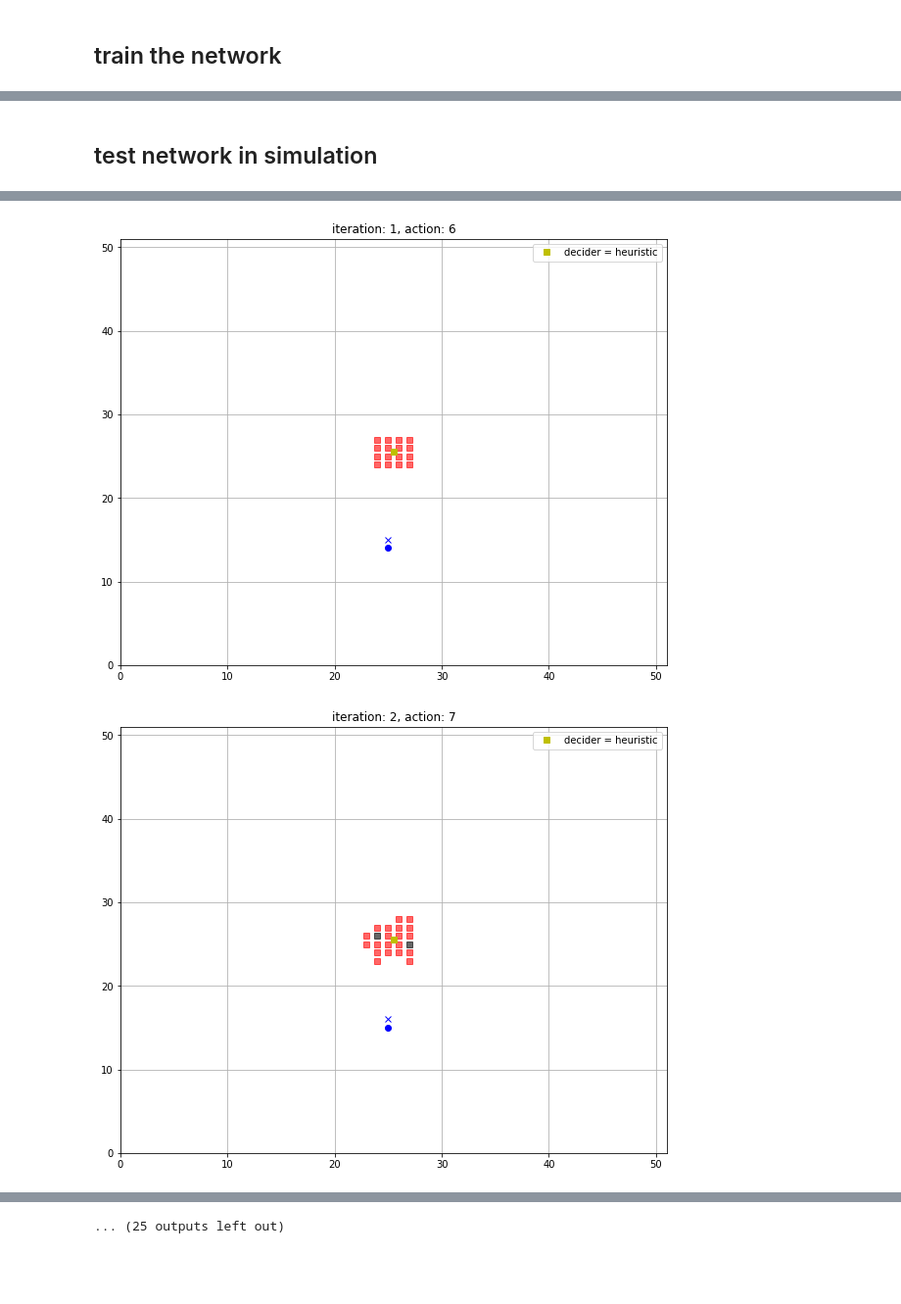
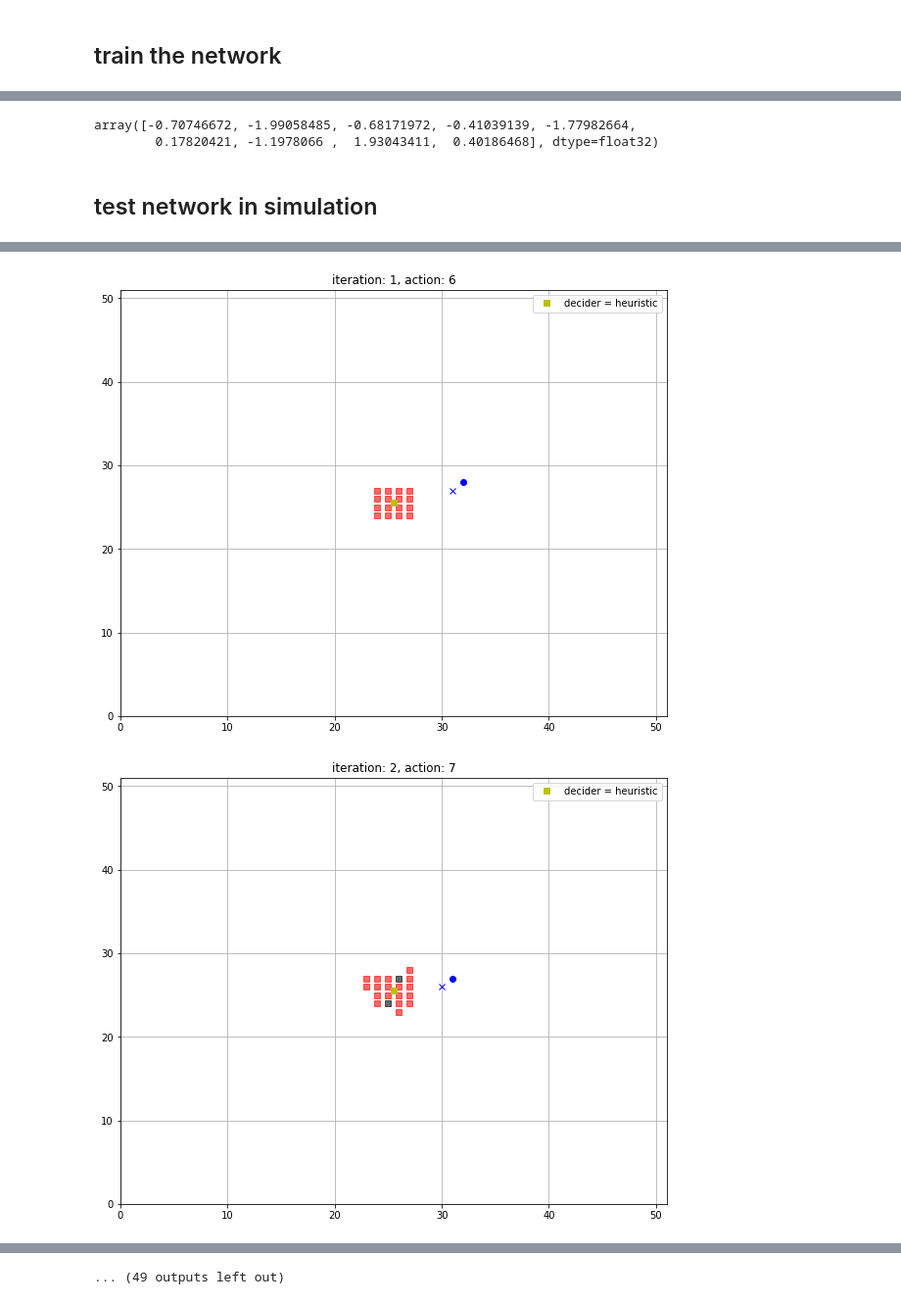
Before and after one commit to rhaksar/ddrl-firefighting, a Jupyter notebook: train-simple-PyTorch.ipynb, the cells around one changed output, grey strips where cells are left out. Shown at 98% size. Saved outputs shown, nothing was run; the diff lists cells and outputs as text; code cells hidden in the pictures; blank space fills up the shorter version.

Commit message:
Commit of working method to train an agent to move around the fire boundary; lacks collision avoidance.

```diff
--- a/train-simple-PyTorch.ipynb
+++ b/train-simple-PyTorch.ipynb
@@ -238,8 +239,8 @@ N = 4
 img_dim = 3
 
 model = eelfff(img_dim).type(dtype)
-imgs = Variable(torch.randn(N,img_dim**2)).type(dtype)
-Q = model(imgs)
+feat = Variable(torch.randn(N,img_dim**2+2)).type(dtype)
+Q = model(feat)
 toc = time.clock()
 
 print(Q.size())
@@ -319,6 +320,9 @@ for i,s in enumerate(seeds):
         img, img_st, _ = CreateImageBW(sim.state, agent_pos)
         if img_st[8//2,8//2] in [1,2]:
             agent_sf = True
+        rot_vec = agent_pos - center
+        rot_vec = rot_vec / np.linalg.norm(rot_vec,2)
+        rot_vec = np.array([rot_vec[1],-rot_vec[0]])
 
         # select action by exploration/exploitation
         if not agent_sf or np.random.rand() <= eps:
@@ -329,7 +333,8 @@ for i,s in enumerate(seeds):
             action = action[0]
 
         else:
-            state = Variable(torch.from_numpy(img[3:6,3:6].reshape((img_dim**2,)))).type(dtype)
+            state = np.concatenate((img[3:6,3:6].reshape((img_dim**2,)), rot_vec))
+            state = Variable(torch.from_numpy(state)).type(dtype)
             Q = model(state.unsqueeze(0))[0].data.cpu().numpy()
             action = np.argmax(Q)
             traj = actions_to_trajectory(agent_pos, [action])
@@ -351,22 +356,28 @@ for i,s in enumerate(seeds):
             continue
 
         if sars is None:
-            sars = np.zeros((1,20))
+            sars = np.zeros((1,24))
         else:
-            sars = np.vstack((sars, np.zeros((1,20))))
+            sars = np.vstack((sars, np.zeros((1,24))))
 
         # save state, action information
-        sars[-1,0:9] = img[3:6,3:6].reshape((img_dim**2,))
-        sars[-1,9] = action
+        sars[-1,0:9]  = img[3:6,3:6].reshape((img_dim**2,))
+        sars[-1,9:11] = rot_vec
+        sars[-1,11] = action
 
         # calculate and save reward
         reward = eelfff_reward(traj, img_st, center)
-        sars[-1,10] = reward
+        sars[-1,12] = reward
         seed_rew += reward
 
         # calculate and save next state
         next_img, next_img_st, _ = CreateImageBW(sim.state, agent_pos)
-        sars[-1,11:20] = next_img[3:6,3:6].reshape((img_dim**2,))
+        next_rot_vec = agent_pos - center
+        next_rot_vec = next_rot_vec / np.linalg.norm(next_rot_vec,2)
+        next_rot_vec = np.array([next_rot_vec[1],-next_rot_vec[0]])
+
+        sars[-1,13:22] = next_img[3:6,3:6].reshape((img_dim**2,))
+        sars[-1,22:24] = next_rot_vec
 
         # skip network update if not enough experiences
         if sars.shape[0] < min_exp_size or sars.shape[0] < batch_size:
@@ -378,13 +389,14 @@ for i,s in enumerate(seeds):
         # create a batch of experiences from memory and update network
         loss = 0
         batch = sars[np.random.choice(sars.shape[0], batch_size, replace=False), :]
-        batch_states = Variable(torch.from_numpy(batch[:,0:9])).type(dtype)
-        batch_actions = Variable(torch.from_numpy(batch[:,9])).type(torch.cuda.LongTensor)
+        batch_states = Variable(torch.from_numpy(batch[:,0:11])).type(dtype)
+        batch_actions = Variable(torch.from_numpy(batch[:,11])).type(torch.cuda.LongTensor)
         x = model(batch_states).gather(1, batch_actions.view(-1, 1)).squeeze()
 
-        batch_next_states = Variable(torch.from_numpy(batch[:,11:20])).type(dtype)
+        batch_rewards = batch[:,12]
+        batch_next_states = Variable(torch.from_numpy(batch[:,13:])).type(dtype)
         tt = target(batch_next_states).data.cpu().numpy()
-        tt = batch[:,5] + gamma*np.amax(tt, axis=1)
+        tt = batch_rewards + gamma*np.amax(tt, axis=1)
         tt = Variable(torch.from_numpy(tt), requires_grad=False).type(dtype)
         loss += loss_fn(x, tt)
 
@@ -452,3 +464,8 @@ plt.legend()
+# %%
+Q
+# %% [output]
+array([-0.70746672, -1.99058485, -0.68171972, -0.41039139, -1.77982664,
+        0.17820421, -1.1978066 ,  1.93043411,  0.40186468], dtype=float32)
 # %% [markdown]
 ## test network in simulation
 # %%
@@ -477,7 +494,7 @@ control = []
 repeat_ctr = 1
 
 # while not sim.end:
-for _ in range(6*6):
+for _ in range(6*10):
     decision = None
     if plotting:
         plt.figure()
@@ -500,6 +517,9 @@ for _ in range(6*6):
     img, img_st, _ = CreateImageBW(sim.state, agent_pos)
     if img_st[8//2,8//2] in [1,2]:
         agent_sf = True
+    rot_vec = agent_pos - center
+    rot_vec = rot_vec / np.linalg.norm(rot_vec,2)
+    rot_vec = np.array([rot_vec[1],-rot_vec[0]])
 
     # select action by exploration/exploitation
     if not agent_sf:
@@ -511,7 +531,8 @@ for _ in range(6*6):
         decision = 'heuristic'
 
     else:
-        state = Variable(torch.from_numpy(img[3:6,3:6].reshape((img_dim**2,)))).type(dtype)
+        state = np.concatenate((img[3:6,3:6].reshape((img_dim**2,)), rot_vec))
+        state = Variable(torch.from_numpy(state)).type(dtype)
         Q = model(state.unsqueeze(0))[0].data.cpu().numpy()
         action = np.argmax(Q)
         traj = actions_to_trajectory(agent_pos, [action])
@@ -558,2 +579,2 @@ seed 001: 5 reward
-[figure, old version]
+[figure, new version]
-[figure, old version]
+[figure, new version]
@@ -564 +585 @@ seed 001: 5 reward
-... (25 outputs left out)
+... (49 outputs left out)
```
Also changed, not shown: parts of 9 cells of this notebook.
